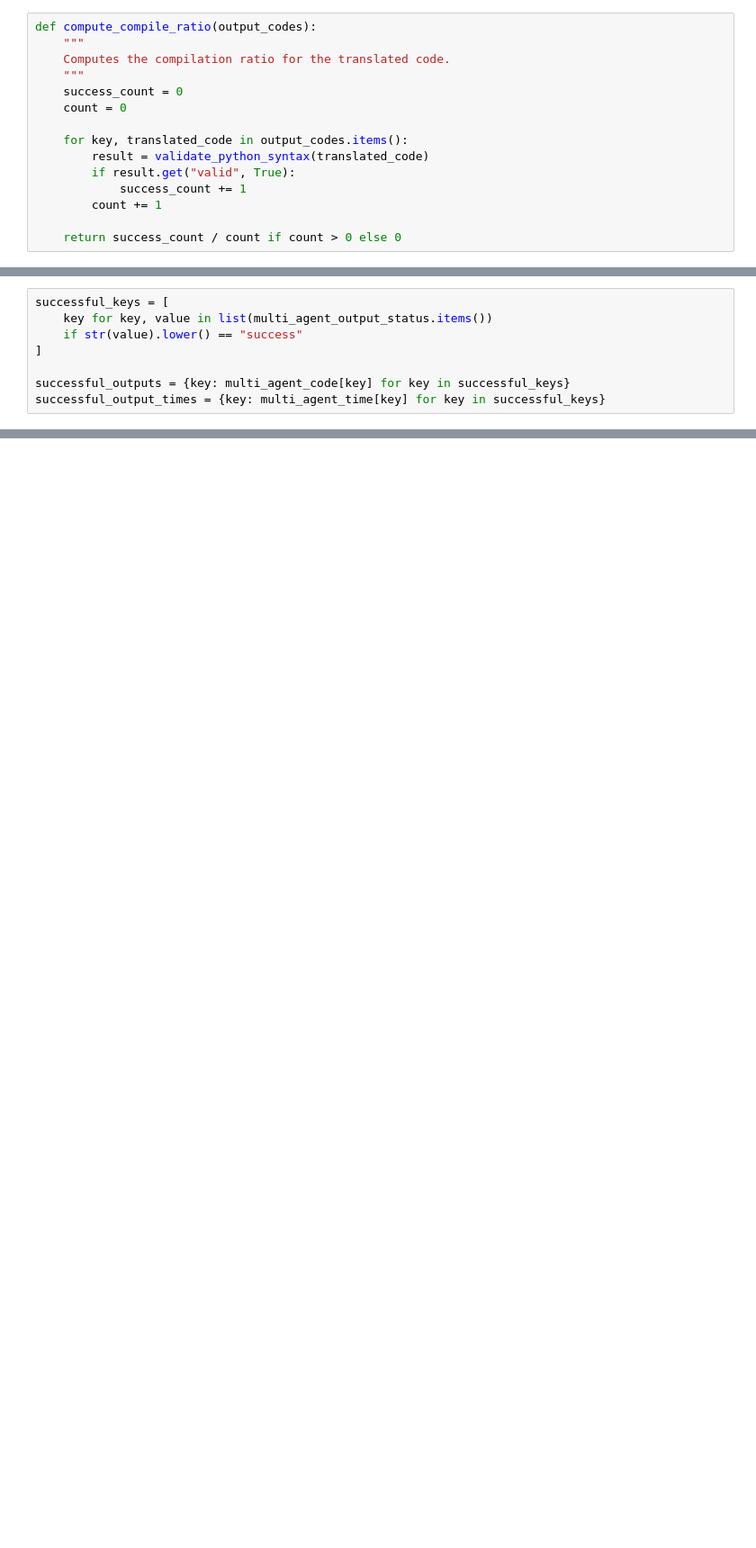
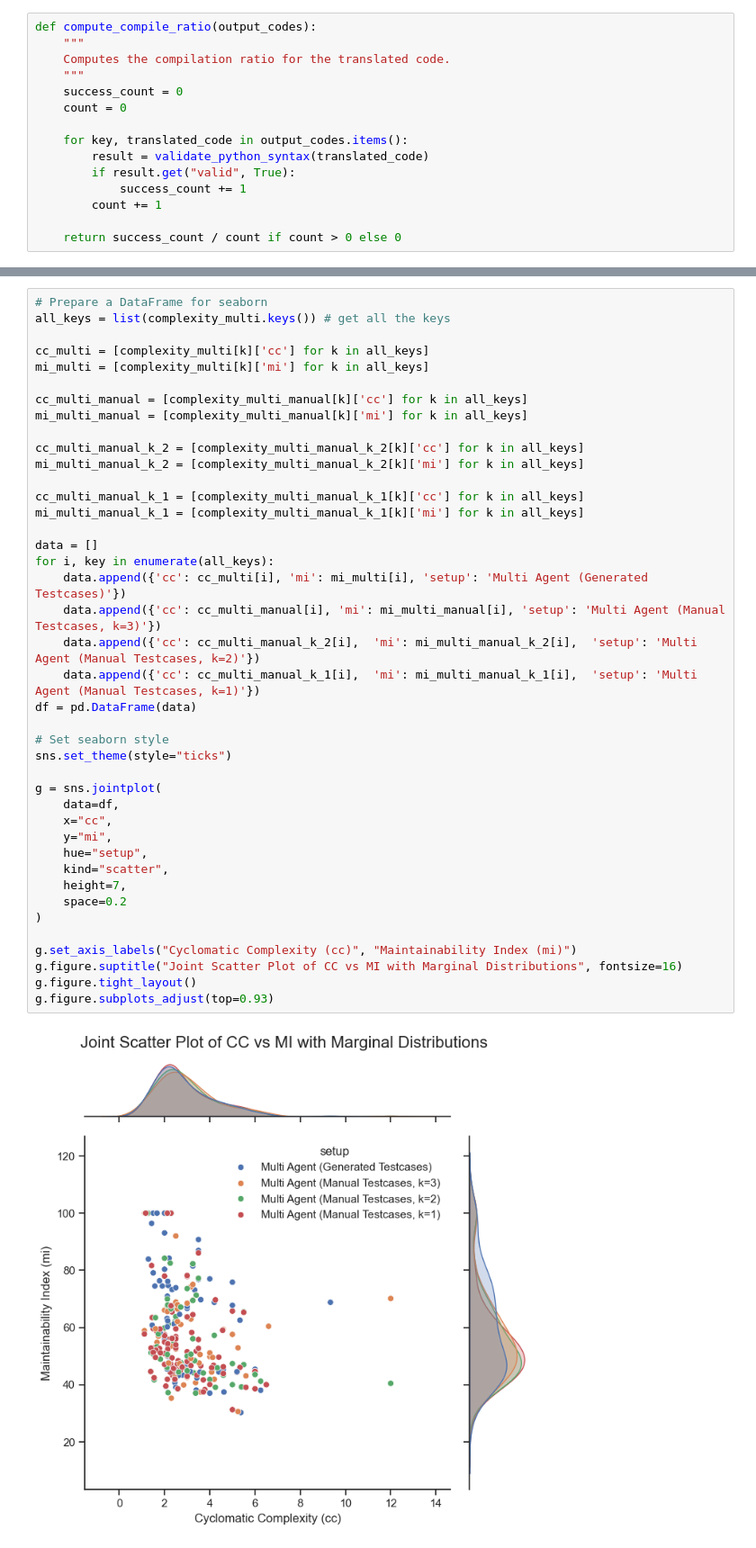
Before and after one commit to eshwarsastry/Multi-agent-LLMS-SE-Research-Thesis, a Jupyter notebook: src/results/result_analysis.ipynb, the cells around one changed output, grey strips where cells are left out. Shown at 90% size. Drawn from its saved outputs; the diff is of its cells as text; blank space fills up the shorter version.

```diff
--- a/src/results/result_analysis.ipynb
+++ b/src/results/result_analysis.ipynb
@@ -230,8 +401,0 @@ multi_agent_output_status = read_json_file(str(MULTI_AGENT_STATUS_OUT))
-# %%
-successful_keys = [
-    key for key, value in list(multi_agent_output_status.items())
-    if str(value).lower() == "success"
-]
-
-successful_outputs = {key: multi_agent_code[key] for key in successful_keys}
-successful_output_times = {key: multi_agent_time[key] for key in successful_keys}
@@ -418,0 +712,43 @@ avg_pass_ratio: 0.9140756302521008
+# %%
+# Prepare a DataFrame for seaborn
+all_keys = list(complexity_multi.keys()) # get all the keys
+
+cc_multi = [complexity_multi[k]['cc'] for k in all_keys]
+mi_multi = [complexity_multi[k]['mi'] for k in all_keys]
+
+cc_multi_manual = [complexity_multi_manual[k]['cc'] for k in all_keys]
+mi_multi_manual = [complexity_multi_manual[k]['mi'] for k in all_keys]
+
+cc_multi_manual_k_2 = [complexity_multi_manual_k_2[k]['cc'] for k in all_keys]
+mi_multi_manual_k_2 = [complexity_multi_manual_k_2[k]['mi'] for k in all_keys]
+
+cc_multi_manual_k_1 = [complexity_multi_manual_k_1[k]['cc'] for k in all_keys]
+mi_multi_manual_k_1 = [complexity_multi_manual_k_1[k]['mi'] for k in all_keys]
+
+data = []
+for i, key in enumerate(all_keys):
+    data.append({'cc': cc_multi[i], 'mi': mi_multi[i], 'setup': 'Multi Agent (Generated Testcases)'})
+    data.append({'cc': cc_multi_manual[i], 'mi': mi_multi_manual[i], 'setup': 'Multi Agent (Manual Testcases, k=3)'})
+    data.append({'cc': cc_multi_manual_k_2[i],  'mi': mi_multi_manual_k_2[i],  'setup': 'Multi Agent (Manual Testcases, k=2)'})
+    data.append({'cc': cc_multi_manual_k_1[i],  'mi': mi_multi_manual_k_1[i],  'setup': 'Multi Agent (Manual Testcases, k=1)'})
+df = pd.DataFrame(data)
+
+# Set seaborn style
+sns.set_theme(style="ticks")
+
+g = sns.jointplot(
+    data=df,
+    x="cc",
+    y="mi",
+    hue="setup",
+    kind="scatter",
+    height=7,
+    space=0.2
+)
+
+g.set_axis_labels("Cyclomatic Complexity (cc)", "Maintainability Index (mi)")
+g.figure.suptitle("Joint Scatter Plot of CC vs MI with Marginal Distributions", fontsize=16)
+g.figure.tight_layout()
+g.figure.subplots_adjust(top=0.93)
+# %% [output]
+[figure, added]
```
Also changed, not shown: parts of 86 cells of this notebook, 52 other files.
